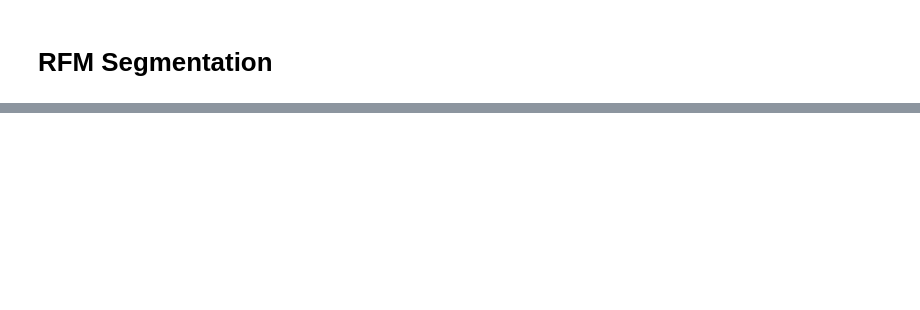
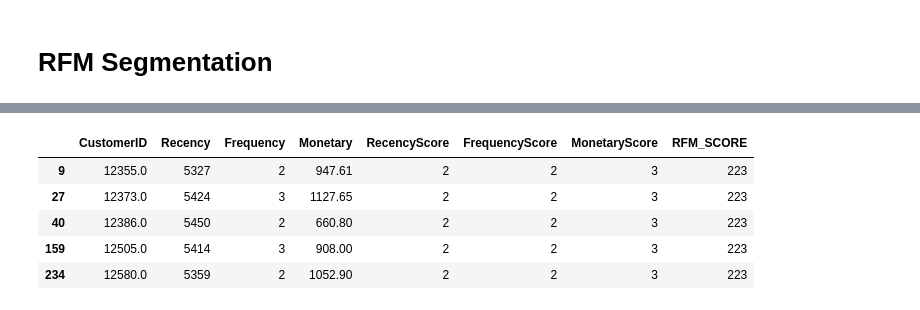
Before and after one commit to jarviscanada/jarvis_data_eng_KantyGakima, a Jupyter notebook: python_data_analytics/retail_data_analytics_wrangling.ipynb, the cells around one changed output, grey strips where cells are left out. Cells and saved outputs as stored; diff of their text form; code cells hidden in the pictures; blank space fills up the shorter version.

```diff
--- a/python_data_analytics/retail_data_analytics_wrangling.ipynb
+++ b/python_data_analytics/retail_data_analytics_wrangling.ipynb
@@ -428,0 +430,10 @@ As you can see, computing RFM segmentation requires extensive domain knowledge i
+# %%
+#ex:customers withRFM_SCORE:223
+rfm_df[rfm_df["RFM_SCORE"] == "223"].head()
+# %% [output]
+|  | CustomerID | Recency | Frequency | Monetary | RecencyScore | FrequencyScore | MonetaryScore | RFM_SCORE |
+| 9 | 12355.0 | 5327 | 2 | 947.61 | 2 | 2 | 3 | 223 |
+| 27 | 12373.0 | 5424 | 3 | 1127.65 | 2 | 2 | 3 | 223 |
+| 40 | 12386.0 | 5450 | 2 | 660.80 | 2 | 2 | 3 | 223 |
+| 159 | 12505.0 | 5414 | 3 | 908.00 | 2 | 2 | 3 | 223 |
+| 234 | 12580.0 | 5359 | 2 | 1052.90 | 2 | 2 | 3 | 223 |
```
Also changed, not shown: parts of 17 cells of this notebook.
